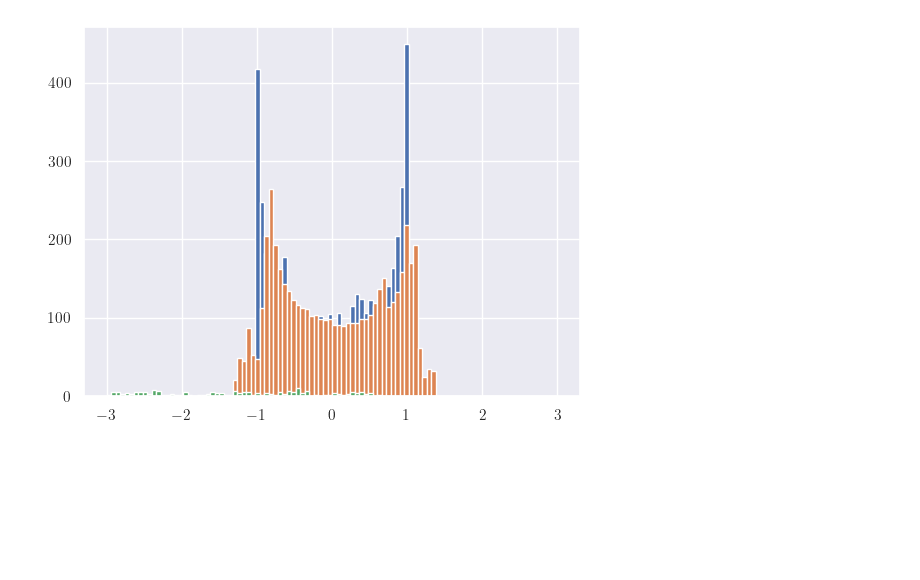
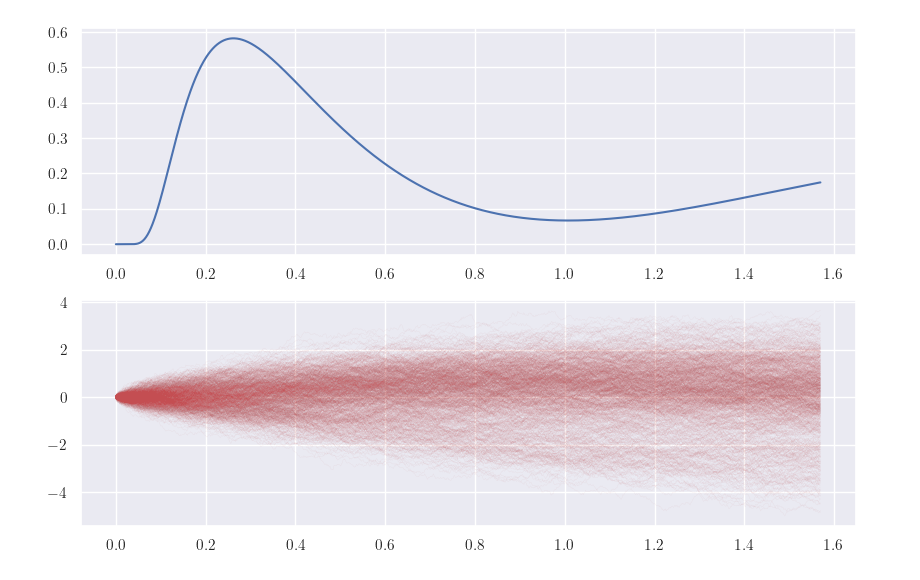
Before and after one commit to mikeal888/First_Passage_Times, a Jupyter notebook: Gambling_demon.ipynb, the cells around one changed output. Saved outputs shown, nothing was run; the diff lists cells and outputs as text; code cells hidden in the pictures; blank space fills up the shorter version.

```diff
--- a/Gambling_demon.ipynb
+++ b/Gambling_demon.ipynb
@@ -42,0 +92,10 @@ rho0 = fock(2, 1)
+# %%
+# Compute survival probability from analytic solution
+P0 = np.sum(Pn_vec, axis=0)
+dGt = -np.gradient(P0, dt)
+
+# Compute mean and variance of distribution
+Et = np.sum(dGt * t)*dt
+Var = np.sum(dGt * t**2)*dt - Et**2
+
+np.sum(dGt)*dt
@@ -43,3 +104,4 @@ rho0 = fock(2, 1)
 # %%
-result = ssesolve(H, rho0, t, sc_ops=c_ops, e_ops=[sp*sm], store_measurement=True, solver='euler')
+ntraj = 1000
+result = ssesolve(H, rho0, t, sc_ops=c_ops, e_ops=[sy, g], store_measurement=True, ntraj=ntraj)
 # %% [output]
@@ -80,8 +118,34 @@ plt.show()
-# %%
-plt.hist(ez, bins=100, range=[-3,3])
-plt.hist(ez_int, bins=100, range=[-3,3])
-plt.hist(meas_int, bins=100, range=[-3,3])
-
-plt.show()
-# %% [output]
-[figure, removed]
+# %%
+# get measurement results
+
+Iy = np.real(np.array(result.measurement).reshape(1000, len(t)))
+
+meas = np.real(result.measurement[0].T)[0]
+meas_average = np.mean(result.measurement, axis=0).T[0]
+ey = np.real(result.expect[0])
+ez = np.real(result.expect[1])
+
+int_meas = dt*np.cumsum(meas)
+W = -Omega*dt*np.cumsum(Iy, axis=1)/np.sqrt(Gamma)
+int_ey = dt*np.cumsum(ey)
+
+# get first hitting time of measurement
+indx = get_first_hit(int_meas, N_cutoff)
+if indx is None:
+    first_hit = tf
+else:
+    first_hit = t[indx]
+# %%
+fig = plt.figure(figsize=(10, 10))
+gs = fig.add_gridspec(, 3)
+
+
+ax1 = fig.add_subplot(gs[0, :])
+ax1.plot(t, dGt)
+
+ax2 = fig.add_subplot(gs[1:2, :])
+ax2.plot(t, W.T, color='r', linewidth=0.2, alpha=0.1)
+
+plt.show()
+# %% [output]
+[figure, added]
```
Also changed, not shown: parts of 14 cells of this notebook, 7 other files.
